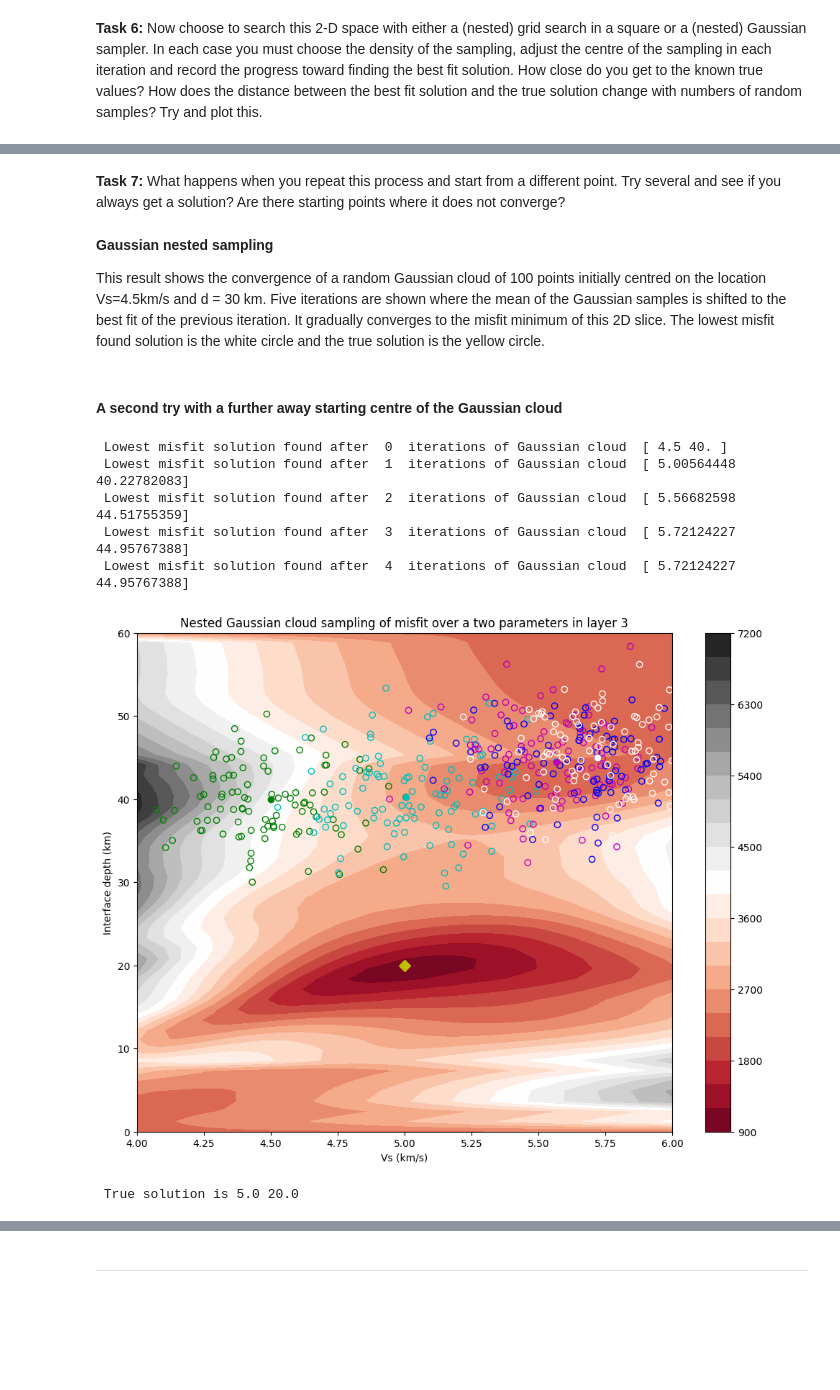
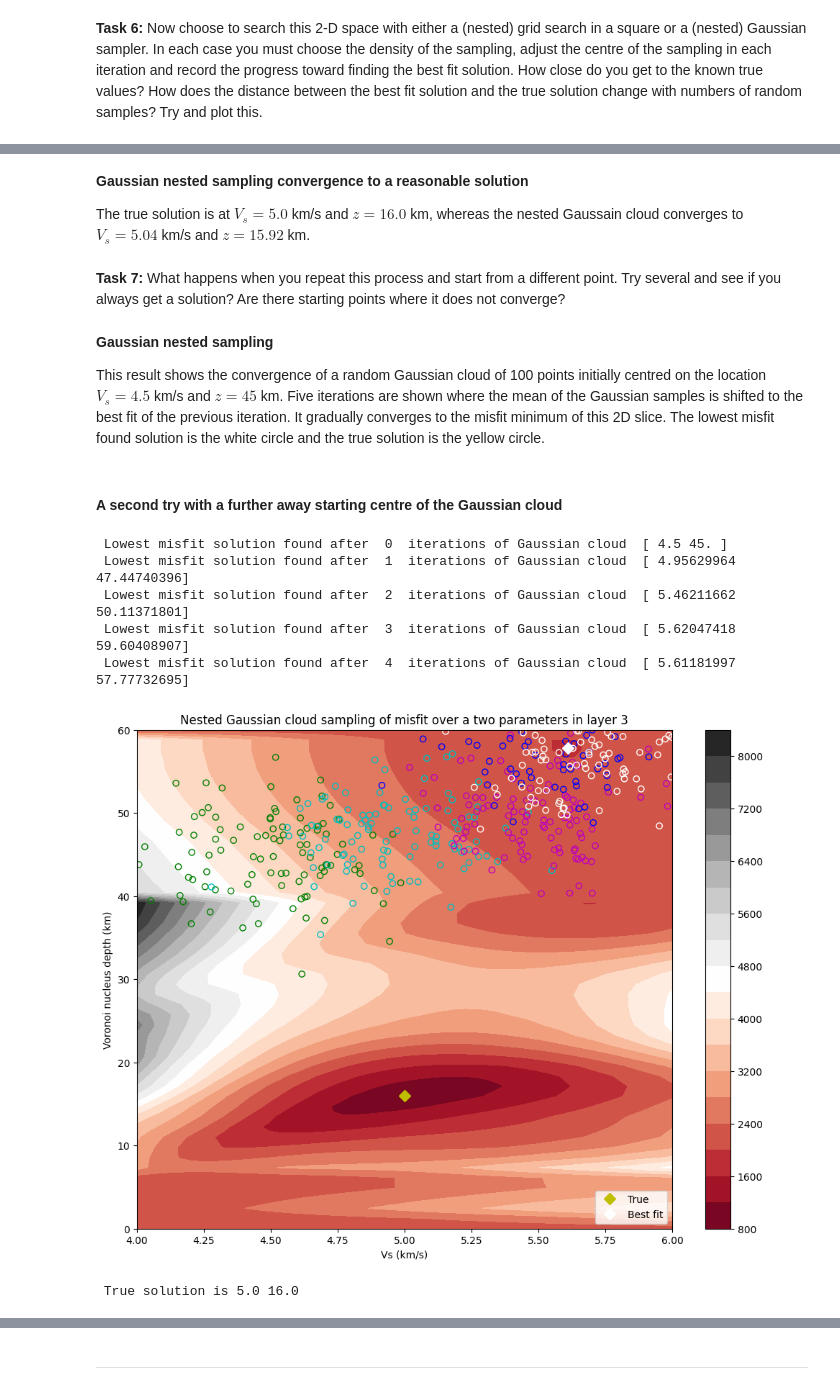
Before and after one commit to inlab-geo/pyrf96, a Jupyter notebook: examples/RF_direct search demo.ipynb, the cells around one changed output, grey strips where cells are left out. Cells and saved outputs as stored; diff of their text form; code cells hidden in the pictures; blank space fills up the shorter version.

```diff
--- a/examples/RF_direct search demo.ipynb
+++ b/examples/RF_direct search demo.ipynb
@@ -83,0 +100,17 @@ plt.show()
+# %%
+# generate new Earth model using Voronoi format and plot it with receiver function
+model = np.array([[2,4.0,1.7],
+                  [4.5,4.3,1.7],
+                  [7.0,4.2,2.0],
+                  [16, 5,1.7],
+                  [40,6.,1.7]])
+time1,RFo = pyrf96.rfcalc(model,sn=0.5)          # Calculate observed noisy Receiver function
+time2,RFp = pyrf96.rfcalc(model) # Calculate predicted noiseless Receiver function
+
+# plot RF together with noise
+a,b, = pyrf96.plotRFm(model,time1,RFo,time2,RFp,
+    vmin=3.8,
+    vmax=6.3,
+    dmin=-2.0,
+    dmax=48.0,
+    string="Observed and predicted receiver functions")
@@ -271,7 +266,7 @@ print(' Minimum misfit at velocity ',Vs[jx],' with true value at ',model[iface,1
 # %%
 nits = 5 # number of nested iterations
 nump = 100 # number of points per iteration
-cov = [[0.05,0],[0,20]] # Covariance for Gaussian samples
+cov = [[0.1,0],[0,20]] # Covariance for Gaussian samples
 p = np.array([])
 allp = [0]*nits
 bp = [0]*(nits+1)
@@ -299,7 +294,7 @@ for it in range(nits):
 fig = plt.figure(figsize=(12,9))
 plt.title('Nested Gaussian cloud sampling of misfit over a two parameters in layer '+repr(iface))
 #plt.plot(depths,misfit,'k-')
-plt.ylabel('Interface depth (km)')
+plt.ylabel('Voronoi nucleus depth (km)')
 plt.xlabel('Vs (km/s)')
 X, Y = np.meshgrid(Vs, depths)
 plt.contourf(X, Y, misfit, 20, cmap='RdGy')
@@ -308,11 +303,12 @@ plt.colorbar()
 c = ['g','c','m','b','w']
 for i in range(nits):
     plt.scatter(allp[i].T[0], allp[i].T[1], facecolors='none',edgecolors=c[i],alpha=1.0)
-    plt.plot(bp[i].T[0],bp[i].T[1],'o',color=c[i])
+    #plt.plot(bp[i].T[0],bp[i].T[1],'o',color=c[i])
     print(' Lowest misfit solution found after ',i,' iterations of Gaussian cloud ',bp[i])
 #plt.plot(bp[i].T[0],bp[i].T[1],'wo',markersize=3.0)
-plt.plot(model[iface,1],model[iface,0],'yD',markersize=8.0)
-plt.scatter(bp[i].T[0],bp[i].T[1], facecolors='none',edgecolors='w',s=10.0,lw=1.0)
+plt.plot(model[iface,1],model[iface,0],'yD',markersize=8.0,label='True')
+plt.plot(bp[i].T[0],bp[i].T[1],'wD',markersize=8.0,lw=1.0,label='Best fit')
+plt.legend(loc=4)
 plt.show()
 print(' True solution is',model[iface,1],model[iface,0])
 # %% [output]
@@ -326,9 +322,13 @@ print(' True solution is',model[iface,1],model[iface,0])
+# %% [markdown]
+**Gaussian nested sampling convergence to a reasonable solution**
+
+The true solution is at $V_s=5.0$ km/s and $z=16.0$ km, whereas the nested Gaussain cloud converges to $V_s=5.04$ km/s and $z=15.92$ km.
 # %% [markdown]
 **Task 7:** What happens when you repeat this process and start from a different point. Try several and see if you always get a solution? Are there starting points where it does not converge?
 # %% [markdown]
 **Gaussian nested sampling**
 
-This result shows the convergence of a random Gaussian cloud of 100 points initially centred on the location Vs=4.5km/s and d = 30 km. Five iterations are shown where the mean of the Gaussian samples is shifted to the best fit of the previous iteration. It gradually converges to the misfit minimum of this 2D slice. The lowest misfit found solution is the white circle and the true solution is the yellow circle.
+This result shows the convergence of a random Gaussian cloud of 100 points initially centred on the location $V_s =4.5$ km/s and $z = 45$ km. Five iterations are shown where the mean of the Gaussian samples is shifted to the best fit of the previous iteration. It gradually converges to the misfit minimum of this 2D slice. The lowest misfit found solution is the white circle and the true solution is the yellow circle.
 # %% [markdown]
 #### A second try with a further away starting centre of the Gaussian cloud
 # %%
@@ -338,7 +338,7 @@ cov = [[0.05,0],[0,20]] # Covariance for Gaussian samples
 p = np.array([])
 allp = [0]*nits
 bp = [0]*(nits+1)
-bp[0] = np.array([4.5,40]) # starting point for Gaussian cloud matters
+bp[0] = np.array([4.5,45]) # starting point for Gaussian cloud matters
 mis0 = 1e6
 for it in range(nits):
     p0 = np.random.multivariate_normal(bp[it], cov,nump)
@@ -347,42 +347,43 @@ for it in range(nits):
         if(x[1]<=depths[-1] and x[1] >= depths[0] and x[0]<=Vs[-1] and x[0] >= Vs[0]):
             p=np.append(p,[x[0],x[1]])
             m = np.copy(model)
             m[iface,0] = x[1]
             m[iface,1] = x[0]
             time,RFpm = pyrf96.rfcalc(m) # Calculate predicted noiseless Receiver function for current model
             res = RFo-RFpm
             mis = np.dot(res,np.transpose(np.dot(Cdinv, res)))/2.0
             if(mis < mis0):
                 mis0 = np.copy(mis)
                 bp[it+1] = np.copy(x)
     allp[it] = np.reshape(p,(-1,2))
     p = np.array([])
 
 fig = plt.figure(figsize=(12,9))
 plt.title('Nested Gaussian cloud sampling of misfit over a two parameters in layer '+repr(iface))
 #plt.plot(depths,misfit,'k-')
-plt.ylabel('Interface depth (km)')
+plt.ylabel('Voronoi nucleus depth (km)')
 plt.xlabel('Vs (km/s)')
 X, Y = np.meshgrid(Vs, depths)
 plt.contourf(X, Y, misfit, 20, cmap='RdGy')
 plt.plot(model[iface,1],model[iface,0],'yo')
 plt.colorbar()
 c = ['g','c','m','b','w']
 for i in range(nits):
     plt.scatter(allp[i].T[0], allp[i].T[1], facecolors='none',edgecolors=c[i],alpha=1.0)
-    plt.plot(bp[i].T[0],bp[i].T[1],'o',color=c[i])
+    #plt.plot(bp[i].T[0],bp[i].T[1],'o',color=c[i])
     print(' Lowest misfit solution found after ',i,' iterations of Gaussian cloud ',bp[i])
 #plt.plot(bp[i].T[0],bp[i].T[1],'wo',markersize=3.0)
-plt.plot(model[iface,1],model[iface,0],'yD',markersize=8.0)
-plt.scatter(bp[i].T[0],bp[i].T[1], facecolors='none',edgecolors='w',s=10.0,lw=1.0)
+plt.plot(model[iface,1],model[iface,0],'yD',markersize=8.0,label='True')
+plt.plot(bp[i].T[0],bp[i].T[1],'wD',markersize=8.0,lw=1.0,label='Best fit')
+plt.legend(loc=4)
 plt.show()
 print(' True solution is',model[iface,1],model[iface,0])
 # %% [output]
- Lowest misfit solution found after  0  iterations of Gaussian cloud  [ 4.5 40. ]
- Lowest misfit solution found after  1  iterations of Gaussian cloud  [ 5.00564448 40.22782083]
- Lowest misfit solution found after  2  iterations of Gaussian cloud  [ 5.56682598 44.51755359]
- Lowest misfit solution found after  3  iterations of Gaussian cloud  [ 5.72124227 44.95767388]
- Lowest misfit solution found after  4  iterations of Gaussian cloud  [ 5.72124227 44.95767388]
+ Lowest misfit solution found after  0  iterations of Gaussian cloud  [ 4.5 45. ]
+ Lowest misfit solution found after  1  iterations of Gaussian cloud  [ 4.95629964 47.44740396]
+ Lowest misfit solution found after  2  iterations of Gaussian cloud  [ 5.46211662 50.11371801]
+ Lowest misfit solution found after  3  iterations of Gaussian cloud  [ 5.62047418 59.60408907]
+ Lowest misfit solution found after  4  iterations of Gaussian cloud  [ 5.61181997 57.77732695]
-[figure, old version]
+[figure, new version]
- True solution is 5.0 20.0
+ True solution is 5.0 16.0
 # %% [markdown]
```
Also changed, not shown: parts of 20 cells of this notebook, 1 other file.
